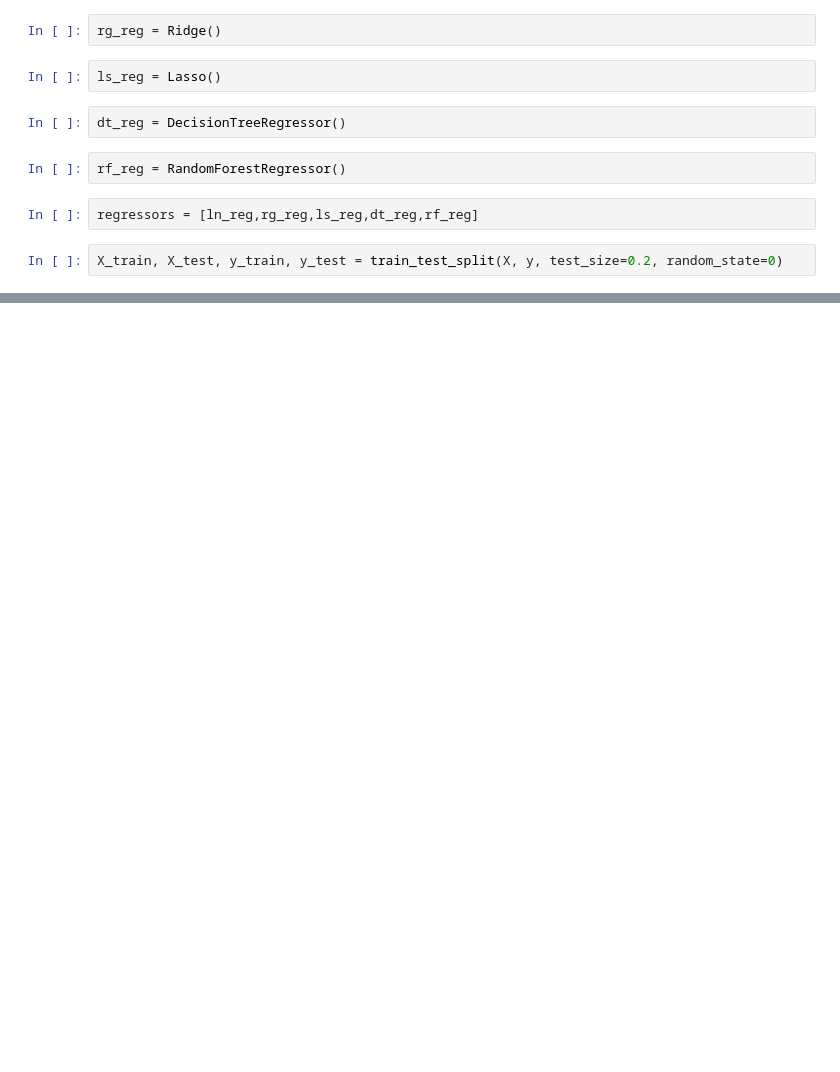
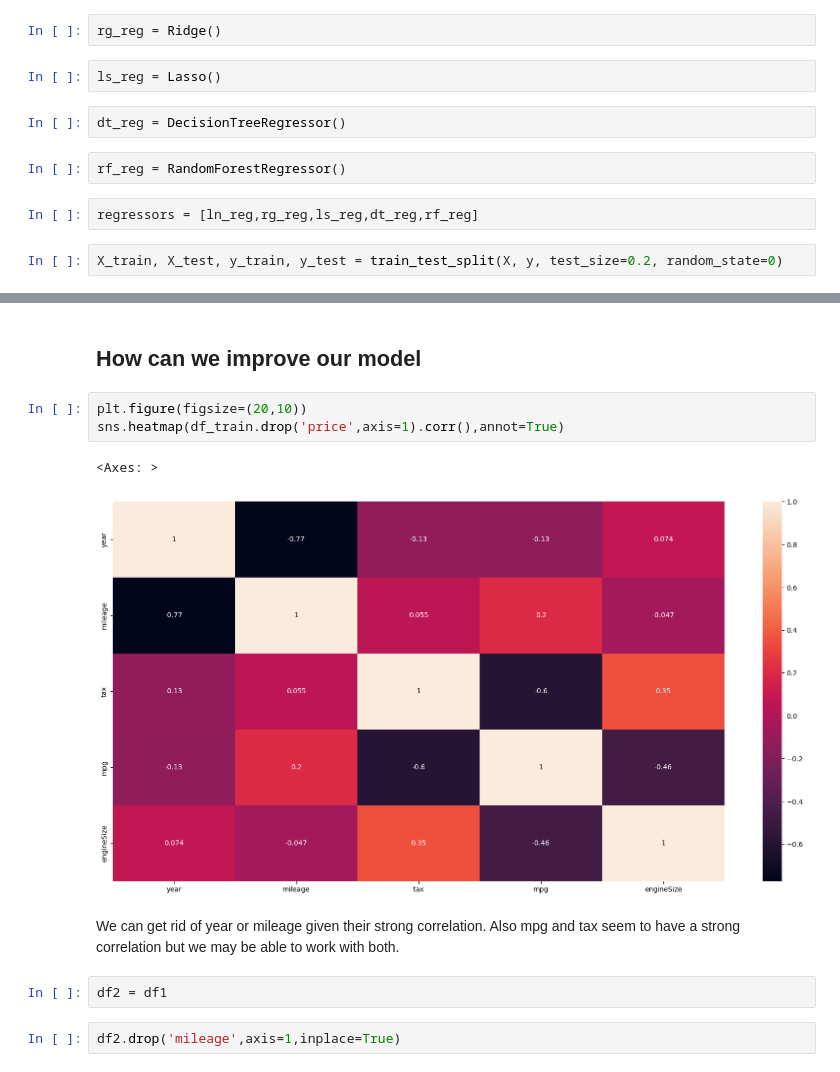
Before and after one commit to Marcos-Verdi/DA_Reg_carPricePrediction, a Jupyter notebook: car_price_prediction.ipynb, the cells around one changed output, grey strips where cells are left out. Cells and saved outputs as stored; diff of their text form; blank space fills up the shorter version.

Commit message:
Model Improvement 2

```diff
--- a/car_price_prediction.ipynb
+++ b/car_price_prediction.ipynb
@@ -550,0 +551,14 @@ The mean sqaured error for  RandomForestRegressor()  is  4428.50847264289
+# %% [markdown]
+## How can we improve our model
+# %%
+plt.figure(figsize=(20,10))
+sns.heatmap(df_train.drop('price',axis=1).corr(),annot=True)
+# %% [output]
+<Axes: >
+[figure, added]
+# %% [markdown]
+We can get rid of year or mileage given their strong correlation. Also mpg and tax seem to have a strong correlation but we may be able to work with both.
+# %%
+df2 = df1
+# %%
+df2.drop('mileage',axis=1,inplace=True)
```
Also changed, not shown: parts of 9 cells of this notebook.
